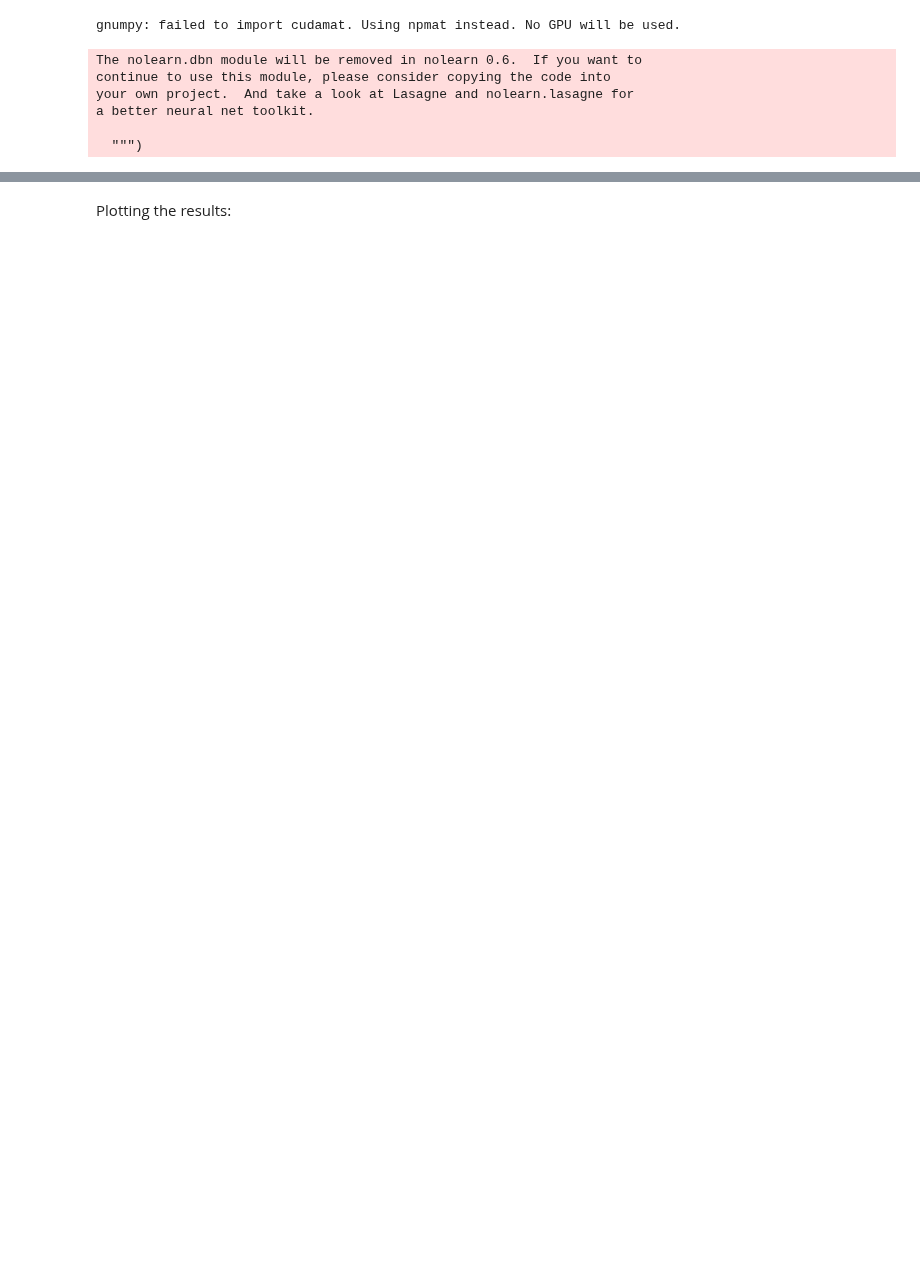
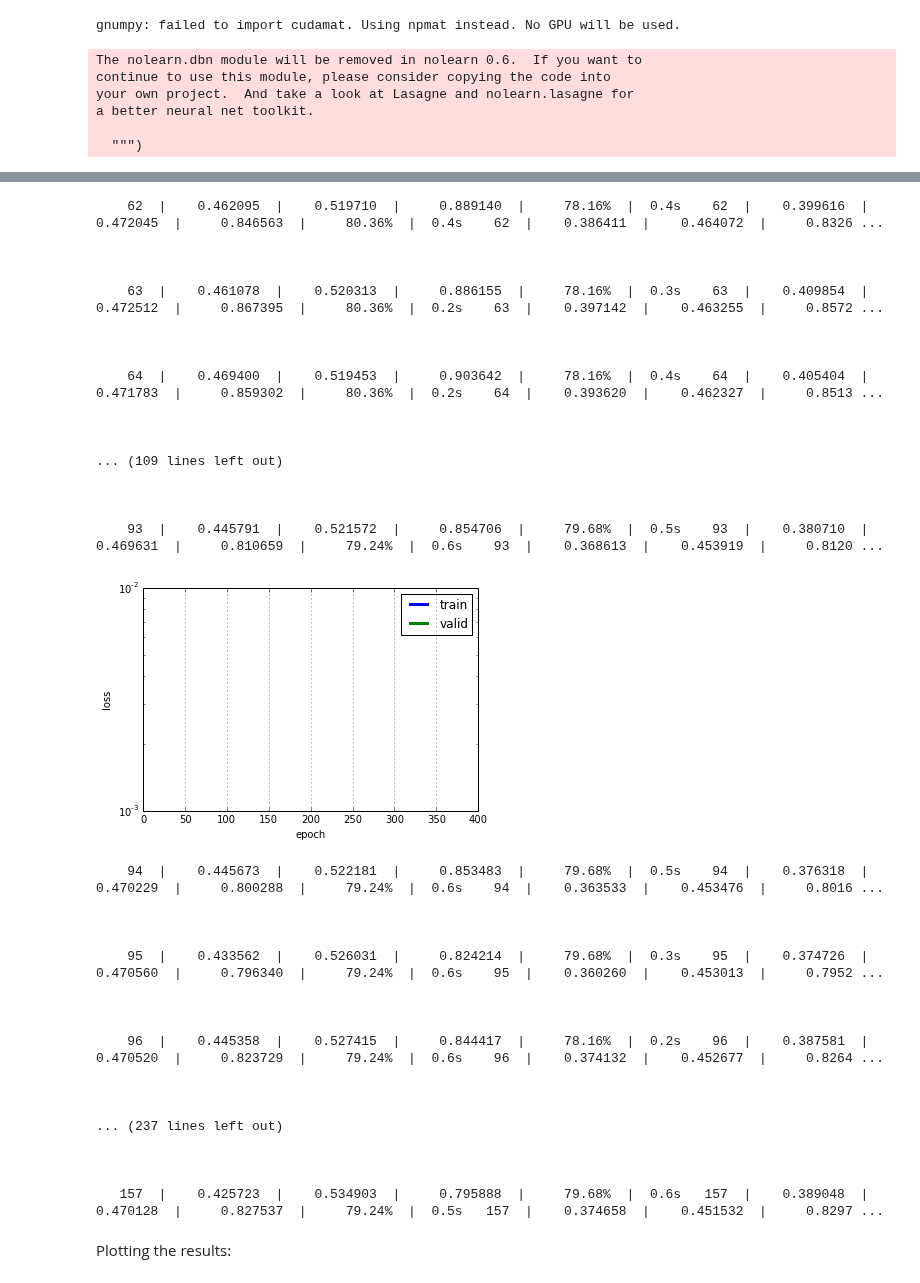
Before and after one commit to rsouza/MMD, a Jupyter notebook: scripts/Ex02_Kaggle_Titanic.ipynb, the cells around one changed output, grey strips where cells are left out. Saved outputs shown, nothing was run; the diff lists cells and outputs as text; code cells hidden in the pictures; blank space fills up the shorter version.

```diff
--- a/scripts/Ex02_Kaggle_Titanic.ipynb
+++ b/scripts/Ex02_Kaggle_Titanic.ipynb
@@ -146,9 +143,9 @@ df_by_sex.describe()
 |  | max | 80.000000 | 512.329200 | 5.000000 | 891.000000 | 3.000000 | 8.000000 | 1.000000 |
 # %%
 df_train['Gender'] = df_train['Sex'].map( {'female': 0, 'male': 1} ).astype(int)
-df_train['Embarked'] = df_train['Embarked'].map( {nan:0,'C':1, 'Q':2,'S':3} ).astype(int)
+df_train['Embarked'] = df_train['Embarked'].map( {np.nan:0,'C':1, 'Q':2,'S':3} ).astype(int)
 df_test['Gender'] = df_test['Sex'].map( {'female': 0, 'male': 1} ).astype(int)
-df_test['Embarked'] = df_test['Embarked'].map( {nan:0,'C':1, 'Q':2,'S':3} ).astype(int)
+df_test['Embarked'] = df_test['Embarked'].map( {np.nan:0,'C':1, 'Q':2,'S':3} ).astype(int)
 # %%
 df_by_class = df_train.groupby('Pclass')
 df_by_class.describe()
@@ -548,3 +702,51 @@ print "%f" % neg_log_loss
+# %%
+train_loss = np.array([i["train_loss"] for i in clf7.train_history_])
+valid_loss = np.array([i["valid_loss"] for i in clf7.train_history_])
+plt.plot(train_loss, linewidth=3, label="train")
+plt.plot(valid_loss, linewidth=3, label="valid")
+plt.grid()
+plt.legend()
+plt.xlabel("epoch")
+plt.ylabel("loss")
+plt.ylim(1e-3, 1e-2)
+plt.yscale("log")
+plt.show()
+# %% [output]
+    62  |    0.462095  |    0.519710  |     0.889140  |     78.16%  |  0.4s    62  |    0.399616  |    0.472045  |     0.846563  |     80.36%  |  0.4s    62  |    0.386411  |    0.464072  |     0.8326 ...
+
+
+
+    63  |    0.461078  |    0.520313  |     0.886155  |     78.16%  |  0.3s    63  |    0.409854  |    0.472512  |     0.867395  |     80.36%  |  0.2s    63  |    0.397142  |    0.463255  |     0.8572 ...
+
+
+
+    64  |    0.469400  |    0.519453  |     0.903642  |     78.16%  |  0.4s    64  |    0.405404  |    0.471783  |     0.859302  |     80.36%  |  0.2s    64  |    0.393620  |    0.462327  |     0.8513 ...
+
+
+
+... (109 lines left out)
+
+
+
+    93  |    0.445791  |    0.521572  |     0.854706  |     79.68%  |  0.5s    93  |    0.380710  |    0.469631  |     0.810659  |     79.24%  |  0.6s    93  |    0.368613  |    0.453919  |     0.8120 ...
+[figure, added]
+    94  |    0.445673  |    0.522181  |     0.853483  |     79.68%  |  0.5s    94  |    0.376318  |    0.470229  |     0.800288  |     79.24%  |  0.6s    94  |    0.363533  |    0.453476  |     0.8016 ...
+
+
+
+    95  |    0.433562  |    0.526031  |     0.824214  |     79.68%  |  0.3s    95  |    0.374726  |    0.470560  |     0.796340  |     79.24%  |  0.6s    95  |    0.360260  |    0.453013  |     0.7952 ...
+
+
+
+    96  |    0.445358  |    0.527415  |     0.844417  |     78.16%  |  0.2s    96  |    0.387581  |    0.470520  |     0.823729  |     79.24%  |  0.6s    96  |    0.374132  |    0.452677  |     0.8264 ...
+
+
+
+... (237 lines left out)
+
+
+
+   157  |    0.425723  |    0.534903  |     0.795888  |     79.68%  |  0.6s   157  |    0.389048  |    0.470128  |     0.827537  |     79.24%  |  0.5s   157  |    0.374658  |    0.451532  |     0.8297 ...
 # %% [markdown]
 Plotting the results:
 # %%
```
Also changed, not shown: parts of 36 cells of this notebook.
